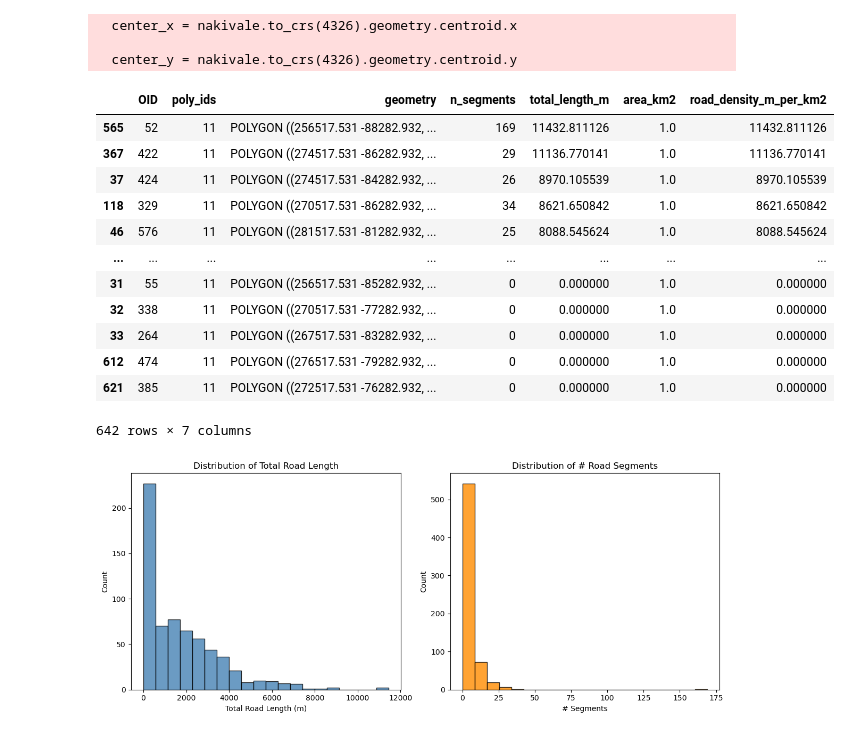
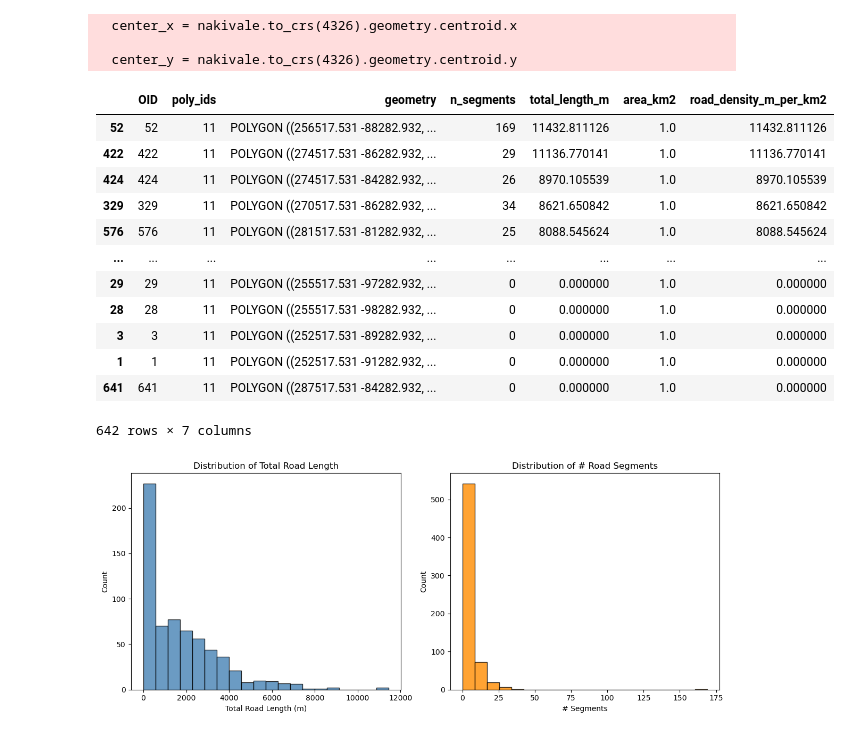
Before and after one commit to zrmondsc/uganda_roads, a Jupyter notebook: notebooks/00c_exploratory_grids.ipynb, the cells around one changed output. Saved outputs shown, nothing was run; the diff lists cells and outputs as text; code cells hidden in the pictures.

```diff
--- a/notebooks/00c_exploratory_grids.ipynb
+++ b/notebooks/00c_exploratory_grids.ipynb
@@ -341,12 +341,13 @@ m2.save(maps_dir/"nakivale_osm_overlay_grid_1000m.html")
 
   center_y = nakivale.to_crs(4326).geometry.centroid.y
 # %%
-def summarize_road_density(grid_gdf, roads_gdf, oid_field="oid", sample_oids=None, n=5):
+def summarize_road_density(grid_gdf, roads_gdf, oid_field="oid", sample_oids=None):
+
     # Select sample cells
     if sample_oids is not None:
         sampled_grid = grid_gdf[grid_gdf[oid_field].isin(sample_oids)].copy()
     else:
-        sampled_grid = grid_gdf.sample(n=n, random_state=42).copy()
+        sampled_grid = grid_gdf.copy()
 
     # Ensure same CRS (project to meters if needed)
     if roads_gdf.crs != grid_gdf.crs:
@@ -384,21 +385,21 @@ def summarize_road_density(grid_gdf, roads_gdf, oid_field="oid", sample_oids=Non
 
     return metrics_gdf
 # %%
-road_density = summarize_road_density(grid_cells, roads_and_paths, "OID", n = 642)
+road_density = summarize_road_density(grid_cells, roads_and_paths, "OID")
 road_density.sort_values(by = 'total_length_m', ascending = False)
 # %% [output]
 |  | OID | poly_ids | geometry | n_segments | total_length_m | area_km2 | road_density_m_per_km2 |
-| 565 | 52 | 11 | POLYGON ((256517.531 -88282.932, ... | 169 | 11432.811126 | 1.0 | 11432.811126 |
-| 367 | 422 | 11 | POLYGON ((274517.531 -86282.932, ... | 29 | 11136.770141 | 1.0 | 11136.770141 |
-| 37 | 424 | 11 | POLYGON ((274517.531 -84282.932, ... | 26 | 8970.105539 | 1.0 | 8970.105539 |
-| 118 | 329 | 11 | POLYGON ((270517.531 -86282.932, ... | 34 | 8621.650842 | 1.0 | 8621.650842 |
-| 46 | 576 | 11 | POLYGON ((281517.531 -81282.932, ... | 25 | 8088.545624 | 1.0 | 8088.545624 |
+| 52 | 52 | 11 | POLYGON ((256517.531 -88282.932, ... | 169 | 11432.811126 | 1.0 | 11432.811126 |
+| 422 | 422 | 11 | POLYGON ((274517.531 -86282.932, ... | 29 | 11136.770141 | 1.0 | 11136.770141 |
+| 424 | 424 | 11 | POLYGON ((274517.531 -84282.932, ... | 26 | 8970.105539 | 1.0 | 8970.105539 |
+| 329 | 329 | 11 | POLYGON ((270517.531 -86282.932, ... | 34 | 8621.650842 | 1.0 | 8621.650842 |
+| 576 | 576 | 11 | POLYGON ((281517.531 -81282.932, ... | 25 | 8088.545624 | 1.0 | 8088.545624 |
 | ... | ... | ... | ... | ... | ... | ... | ... |
-| 31 | 55 | 11 | POLYGON ((256517.531 -85282.932, ... | 0 | 0.000000 | 1.0 | 0.000000 |
-| 32 | 338 | 11 | POLYGON ((270517.531 -77282.932, ... | 0 | 0.000000 | 1.0 | 0.000000 |
-| 33 | 264 | 11 | POLYGON ((267517.531 -83282.932, ... | 0 | 0.000000 | 1.0 | 0.000000 |
-| 612 | 474 | 11 | POLYGON ((276517.531 -79282.932, ... | 0 | 0.000000 | 1.0 | 0.000000 |
-| 621 | 385 | 11 | POLYGON ((272517.531 -76282.932, ... | 0 | 0.000000 | 1.0 | 0.000000 |
+| 29 | 29 | 11 | POLYGON ((255517.531 -97282.932, ... | 0 | 0.000000 | 1.0 | 0.000000 |
+| 28 | 28 | 11 | POLYGON ((255517.531 -98282.932, ... | 0 | 0.000000 | 1.0 | 0.000000 |
+| 3 | 3 | 11 | POLYGON ((252517.531 -89282.932, ... | 0 | 0.000000 | 1.0 | 0.000000 |
+| 1 | 1 | 11 | POLYGON ((252517.531 -91282.932, ... | 0 | 0.000000 | 1.0 | 0.000000 |
+| 641 | 641 | 11 | POLYGON ((287517.531 -84282.932, ... | 0 | 0.000000 | 1.0 | 0.000000 |
 642 rows × 7 columns
 # %%
 fig, axes = plt.subplots(1, 2, figsize=(12, 5))
```
Also changed, not shown: parts of 4 cells of this notebook, 5 other files.
